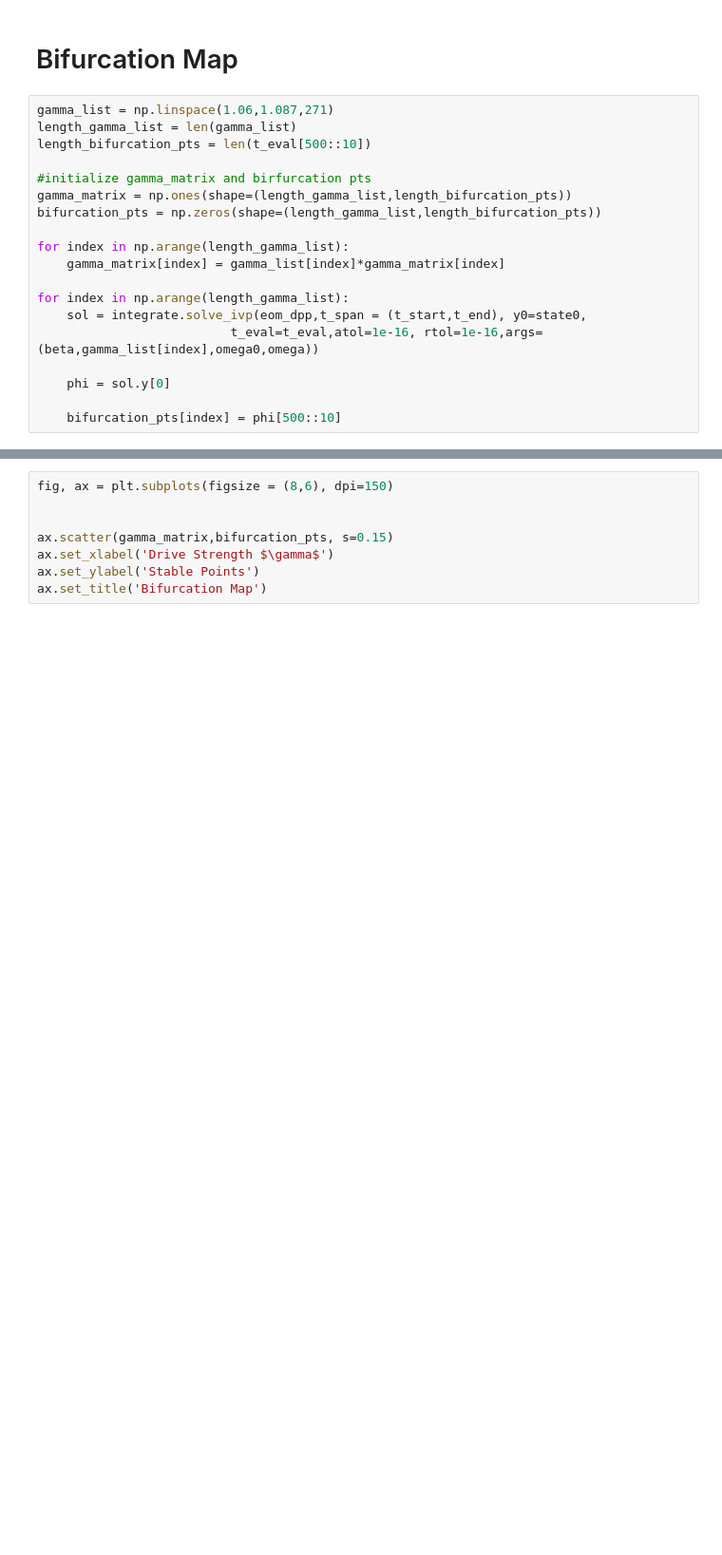
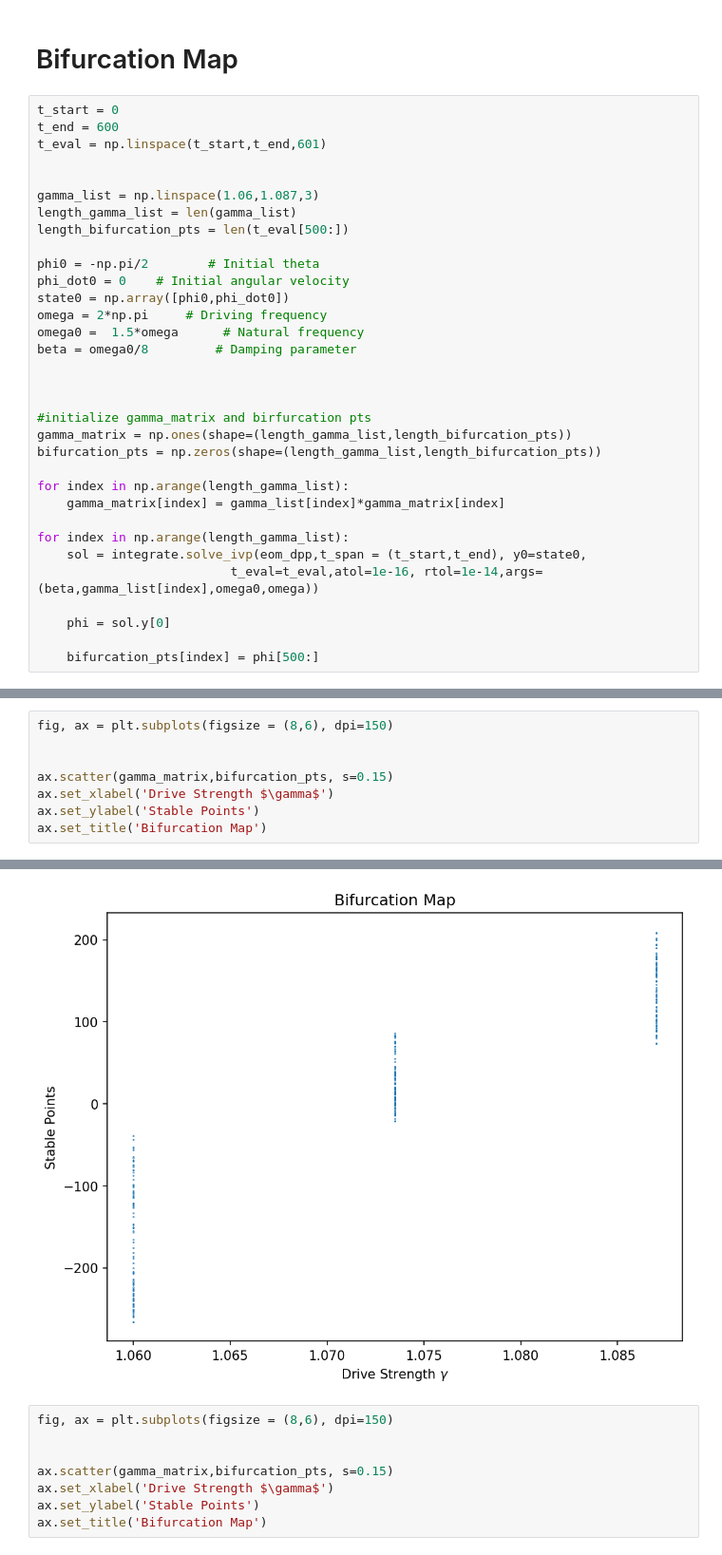
Before and after one commit to henpai91/DPP_Chaos, a Jupyter notebook: notebook.ipynb, the cells around one changed output, grey strips where cells are left out. Shown at 95% size. Cells and saved outputs as stored; diff of their text form; blank space fills up the shorter version.

Commit message:
Something broke with bifurcation map :\

```diff
--- a/notebook.ipynb
+++ b/notebook.ipynb
@@ -120,9 +120,23 @@ ax.xaxis.set_major_locator(MultipleLocator(base=np.pi))
 # %% [markdown]
 # Bifurcation Map
 # %%
-gamma_list = np.linspace(1.06,1.087,271)
+t_start = 0
+t_end = 600
+t_eval = np.linspace(t_start,t_end,601)
+
+
+gamma_list = np.linspace(1.06,1.087,3)
 length_gamma_list = len(gamma_list)
-length_bifurcation_pts = len(t_eval[500::10])
+length_bifurcation_pts = len(t_eval[500:])
+
+phi0 = -np.pi/2        # Initial theta
+phi_dot0 = 0    # Initial angular velocity
+state0 = np.array([phi0,phi_dot0])
+omega = 2*np.pi     # Driving frequency
+omega0 =  1.5*omega      # Natural frequency
+beta = omega0/8         # Damping parameter
+
+
 
 #initialize gamma_matrix and birfurcation pts
 gamma_matrix = np.ones(shape=(length_gamma_list,length_bifurcation_pts))
@@ -133,8 +147,8 @@ for index in np.arange(length_gamma_list):
 
 for index in np.arange(length_gamma_list):
     sol = integrate.solve_ivp(eom_dpp,t_span = (t_start,t_end), y0=state0,
-                          t_eval=t_eval,atol=1e-16, rtol=1e-16,args=(beta,gamma_list[index],omega0,omega))
+                          t_eval=t_eval,atol=1e-16, rtol=1e-14,args=(beta,gamma_list[index],omega0,omega))
 
     phi = sol.y[0]
 
-    bifurcation_pts[index] = phi[500::10]
+    bifurcation_pts[index] = phi[500:]
@@ -140,0 +160,9 @@ for index in np.arange(length_gamma_list):
+# %%
+fig, ax = plt.subplots(figsize = (8,6), dpi=150)
+
+
+ax.scatter(gamma_matrix,bifurcation_pts, s=0.15)
+ax.set_xlabel('Drive Strength $\gamma$')
+ax.set_ylabel('Stable Points')
+ax.set_title('Bifurcation Map')
+# %% [output]
@@ -141,3 +170,4 @@ for index in np.arange(length_gamma_list):
+[figure, added]
 # %%
 fig, ax = plt.subplots(figsize = (8,6), dpi=150)
 
```
Also changed, not shown: parts of 6 cells of this notebook.
